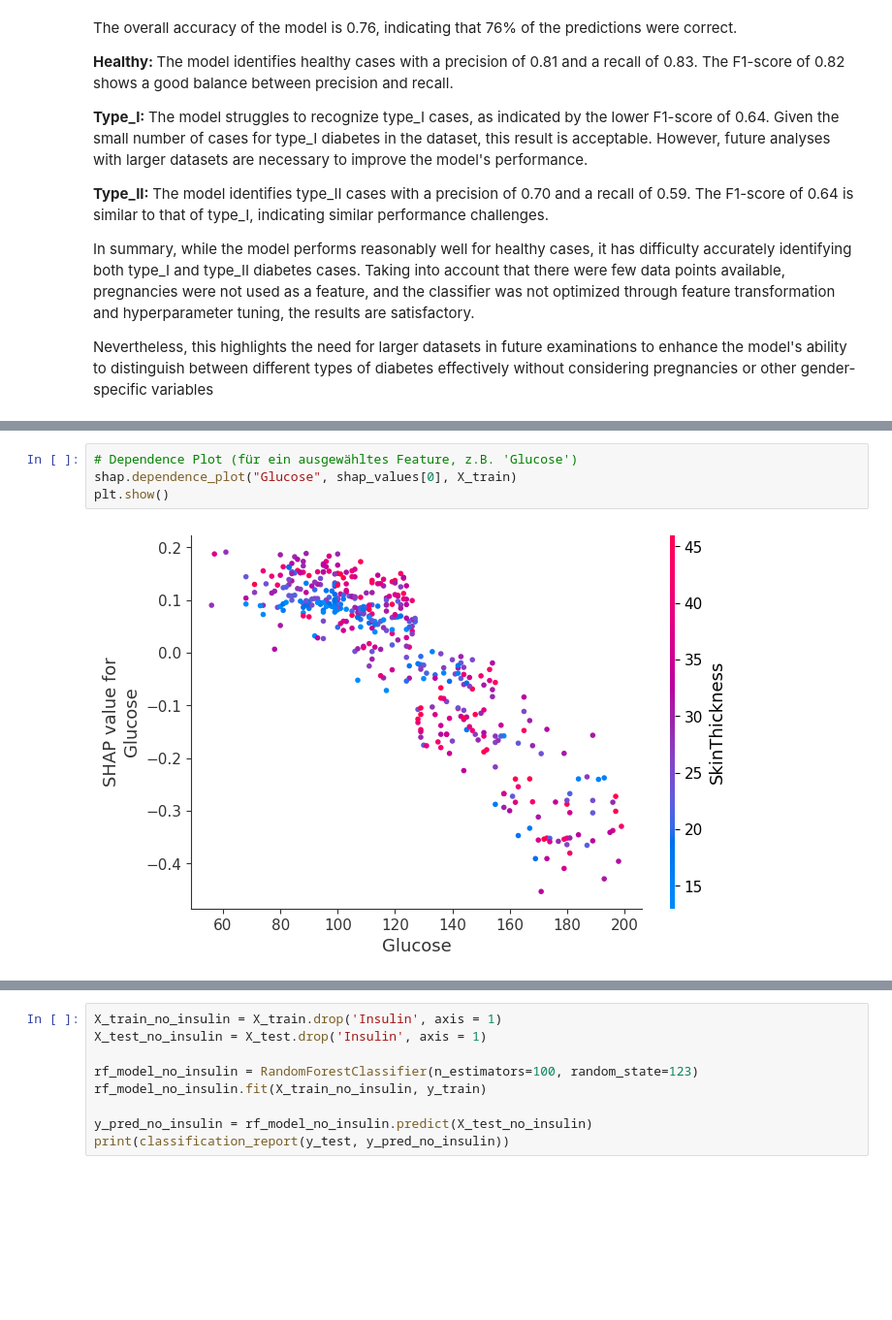
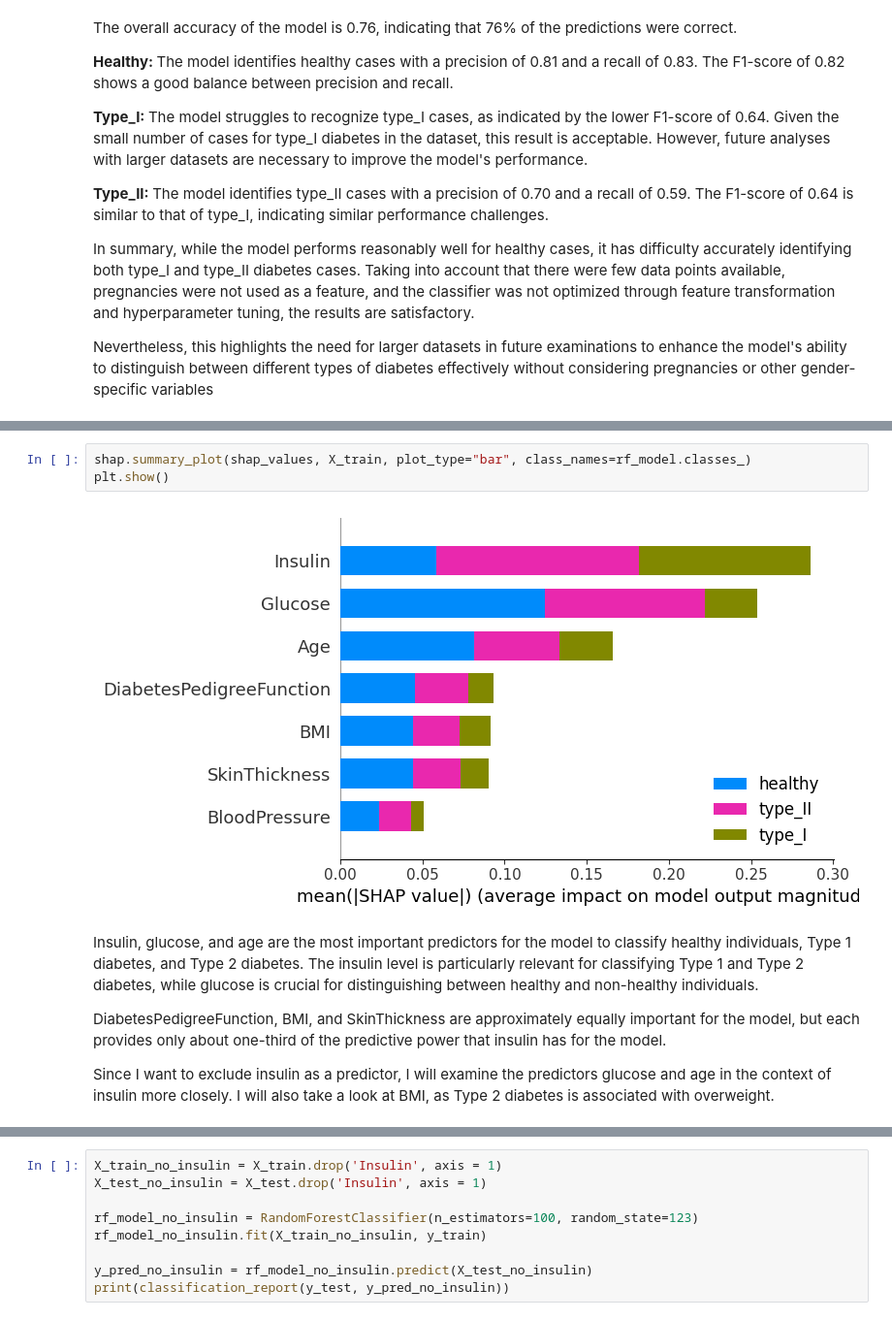
Before and after one commit to gaubeprivat/DataSc_predict_explain_diabetes, a Jupyter notebook: 02_prediction_evaluation.ipynb, the cells around one changed output, grey strips where cells are left out. Shown at 97% size. Drawn from its saved outputs; the diff is of its cells as text; blank space fills up the shorter version.

```diff
--- a/02_prediction_evaluation.ipynb
+++ b/02_prediction_evaluation.ipynb
@@ -105,6 +103,11 @@ plt.show()
-# %%
-# Dependence Plot (für ein ausgewähltes Feature, z.B. 'Glucose')
-shap.dependence_plot("Glucose", shap_values[0], X_train)
-plt.show()
-# %% [output]
-[figure, removed]
+# %%
+shap.summary_plot(shap_values, X_train, plot_type="bar", class_names=rf_model.classes_)
+plt.show()
+# %% [output]
+[figure, added]
+# %% [markdown]
+Insulin, glucose, and age are the most important predictors for the model to classify healthy individuals, Type 1 diabetes, and Type 2 diabetes. The insulin level is particularly relevant for classifying Type 1 and Type 2 diabetes, while glucose is crucial for distinguishing between healthy and non-healthy individuals.
+
+DiabetesPedigreeFunction, BMI, and SkinThickness are approximately equally important for the model, but each provides only about one-third of the predictive power that insulin has for the model.
+
+Since I want to exclude insulin as a predictor, I will examine the predictors glucose and age in the context of insulin more closely. I will also take a look at BMI, as Type 2 diabetes is associated with overweight.
```
Also changed, not shown: parts of 16 cells of this notebook.
